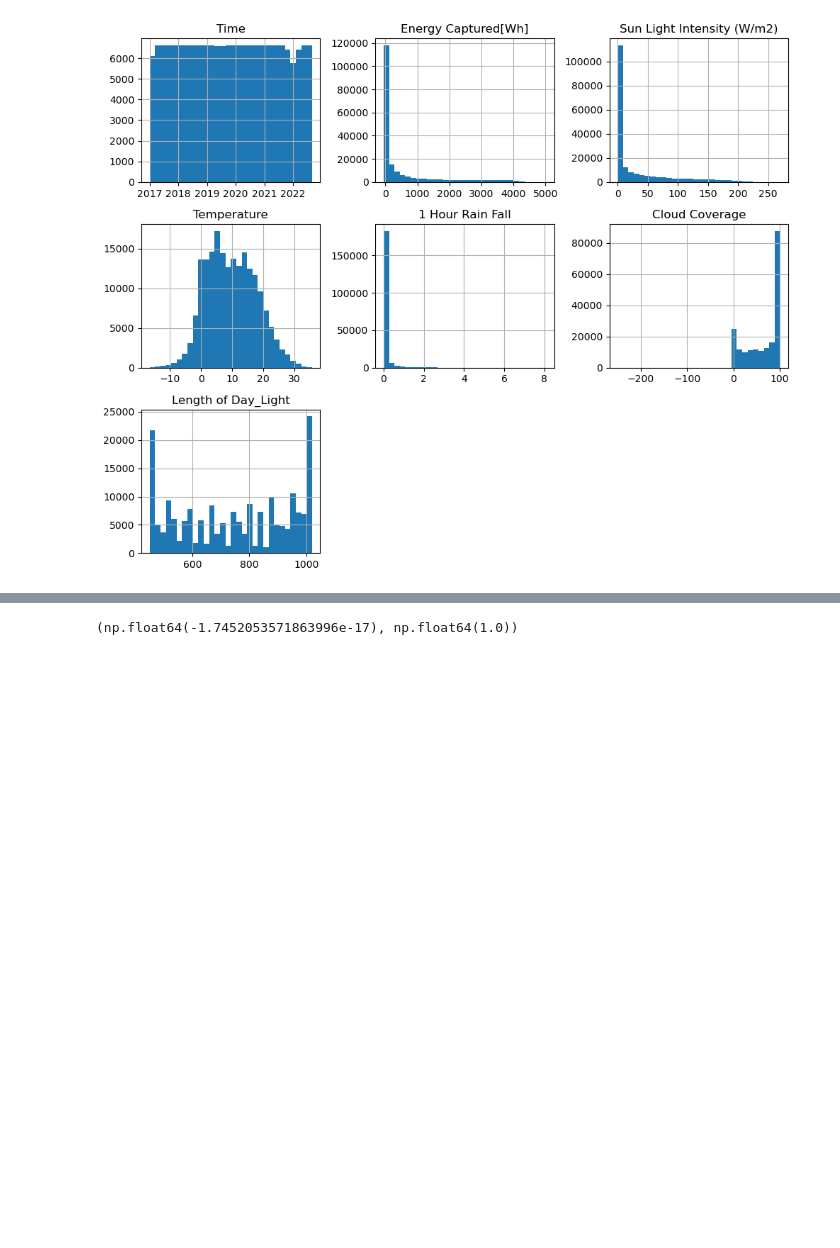
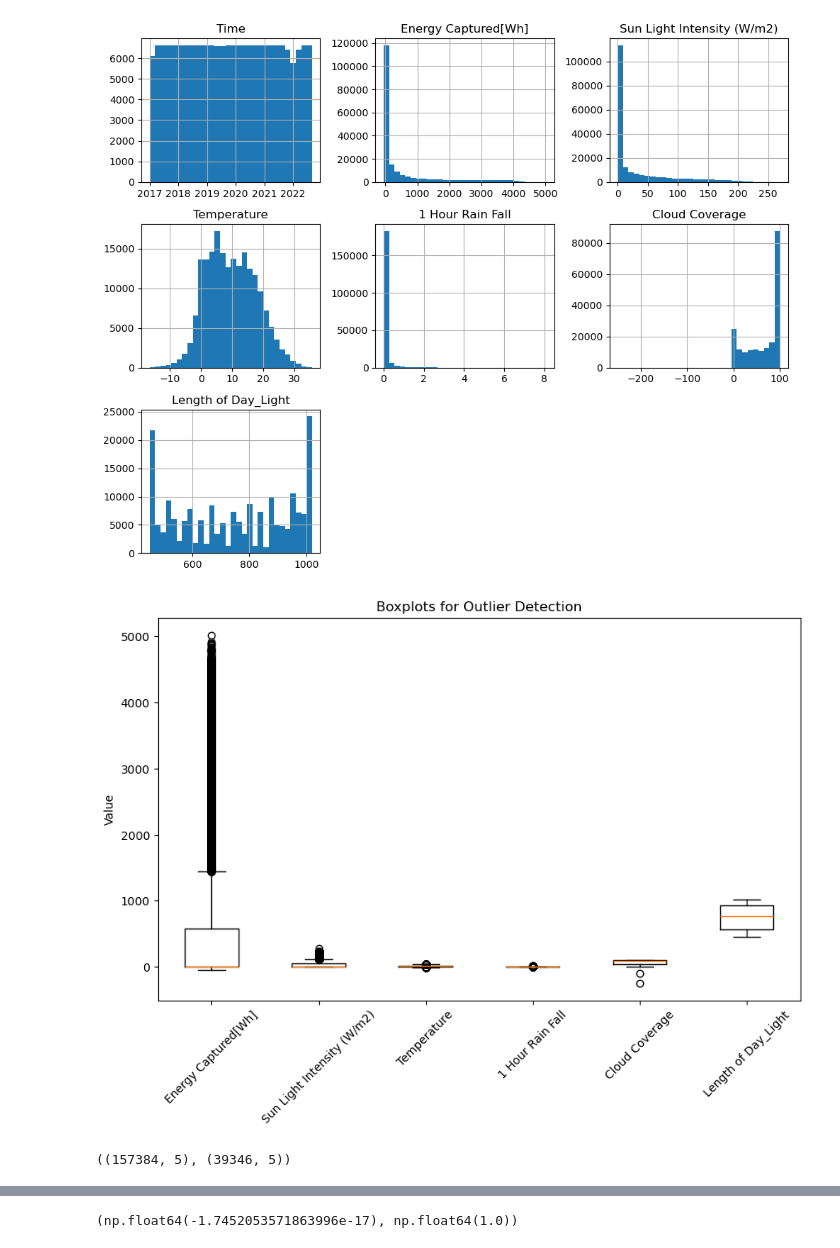
Before and after one commit to Esitty/time-series-forecasting-assignment, a Jupyter notebook: time_series_forecasting_assignment.ipynb, the cells around one changed output, grey strips where cells are left out. Drawn from its saved outputs; the diff is of its cells as text; code cells hidden in the pictures; blank space fills up the shorter version.

```diff
--- a/time_series_forecasting_assignment.ipynb
+++ b/time_series_forecasting_assignment.ipynb
@@ -162,3 +167,18 @@ plt.show()
 #skewness in energy capture and sunlight intensity.
 #These patterns reflect the intermittent nature of solar conditions and justify the application of
 #normalization prior to modelling.
+# %%
+data = [df[col].values for col in numeric_columns]
+
+plt.figure(figsize=(10,6))
+plt.boxplot(data)
+plt.xticks(
+    ticks=range(1, len(numeric_columns) + 1),
+    labels=numeric_columns,
+    rotation=45
+)
+plt.title("Boxplots for Outlier Detection")
+plt.ylabel("Value")
+plt.show()
+# %% [output]
+[figure, added]
@@ -179,3 +204,13 @@ X = df[
 ]
 
 y = df['Energy Captured[Wh]']
+# %%
+X_train, X_test, y_train, y_test = train_test_split(
+    X, y,
+    test_size=0.2,
+    shuffle=False
+)
+
+X_train.shape, X_test.shape
+# %% [output]
+((157384, 5), (39346, 5))
```
Also changed, not shown: parts of 13 cells of this notebook.
